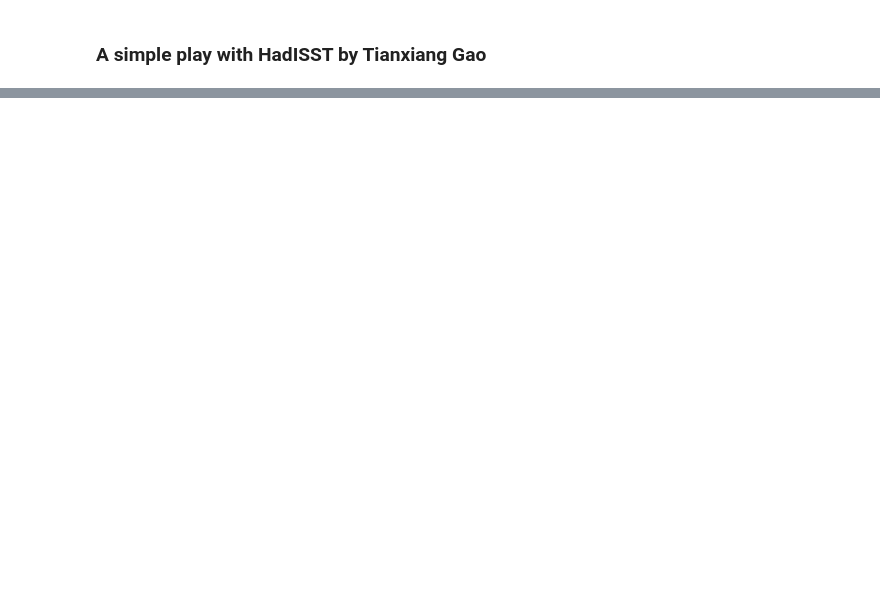
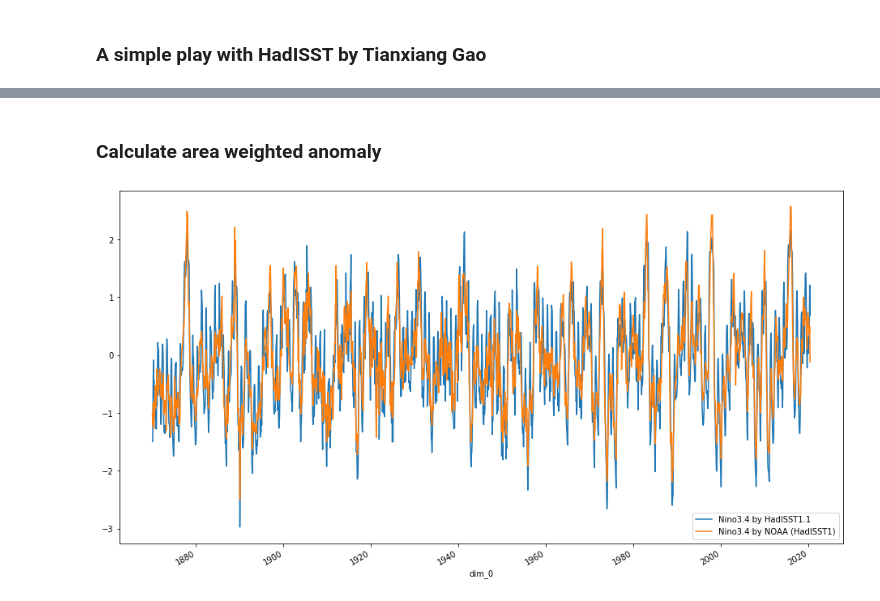
Before and after one commit to adv-py-geos/adv-py-geos, a Jupyter notebook: HW1/HadISST/HadISST.ipynb, the cells around one changed output, grey strips where cells are left out. Saved outputs shown, nothing was run; the diff lists cells and outputs as text; code cells hidden in the pictures; blank space fills up the shorter version.

```diff
--- a/HW1/HadISST/HadISST.ipynb
+++ b/HW1/HadISST/HadISST.ipynb
@@ -33,0 +41,28 @@ Text(0.5, 1.0, 'Sea Surface Temperature (SST) Anomaly of Nino3.4 Region, 2020-05
+# %%
+data = urllib.request.urlopen('https://psl.noaa.gov/gcos_wgsp/Timeseries/Data/nino34.long.anom.data')
+noaa = []
+for line in data: # files are iterable
+    noaa.append(line)
+
+noaa = noaa[1:-7]
+# %%
+nino_noaa = []
+for line in noaa:
+    temp = line.split()
+    for month in temp[1:]:
+        if float(month) == -99.99:
+            pass
+        else:
+            nino_noaa.append(float(month))
+nino_noaa = xr.DataArray(data=nino_noaa)
+nino_noaa['dim_0'] = sst.time.values
+nino_noaa.rename({'dim_0': 'time'});
+# %% [markdown]
+### Calculate area weighted anomaly
+# %%
+nino_had = ((sst.sst-clim)*np.cos(np.deg2rad(clim.latitude))).mean(axis=1).mean(axis=1)
+mappable0 = nino_had.plot(figsize=(16,8))
+mappable1 = nino_noaa.plot()
+plt.legend(['Nino3.4 by HadISST1.1','Nino3.4 by NOAA (HadISST1)']);
+# %% [output]
+[figure, added]
```
Also changed, not shown: parts of 4 cells of this notebook.
